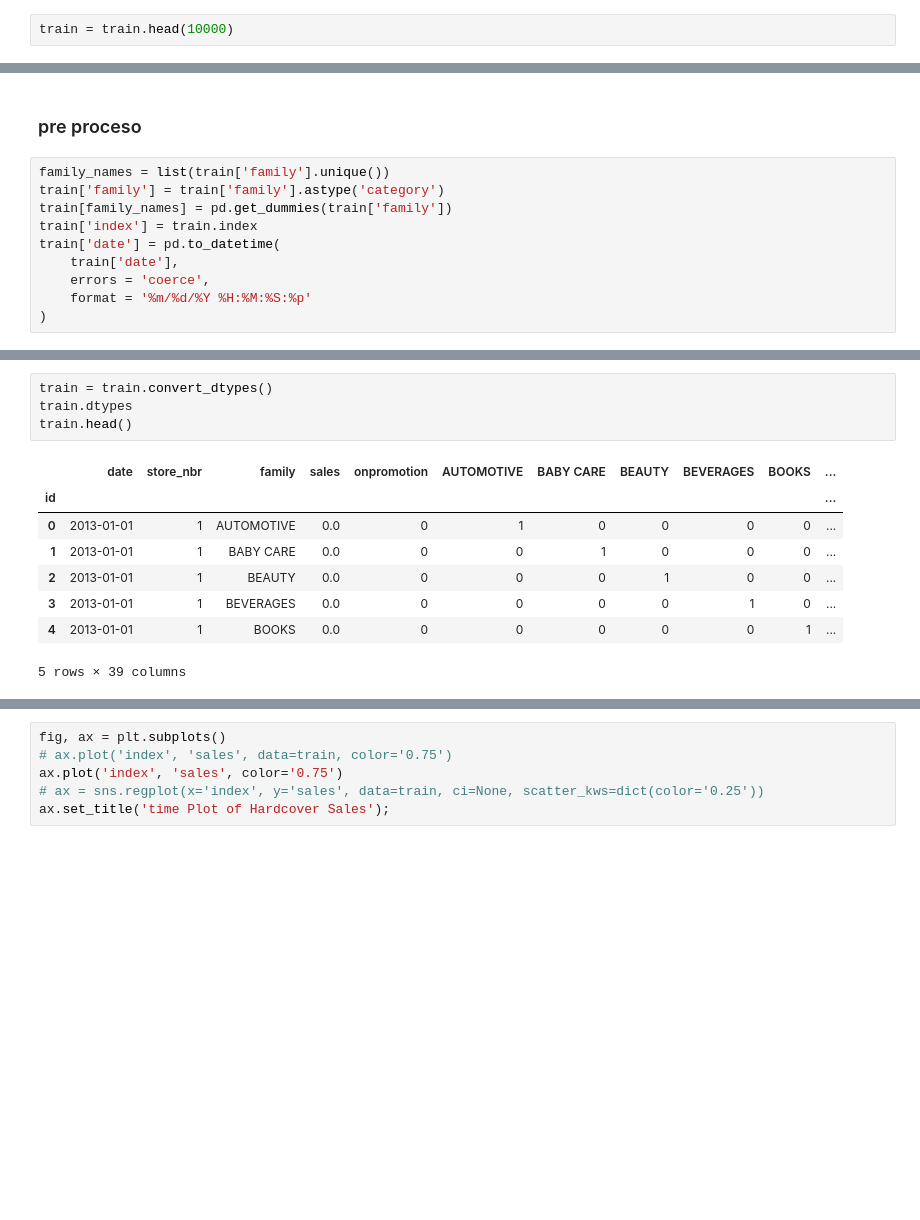
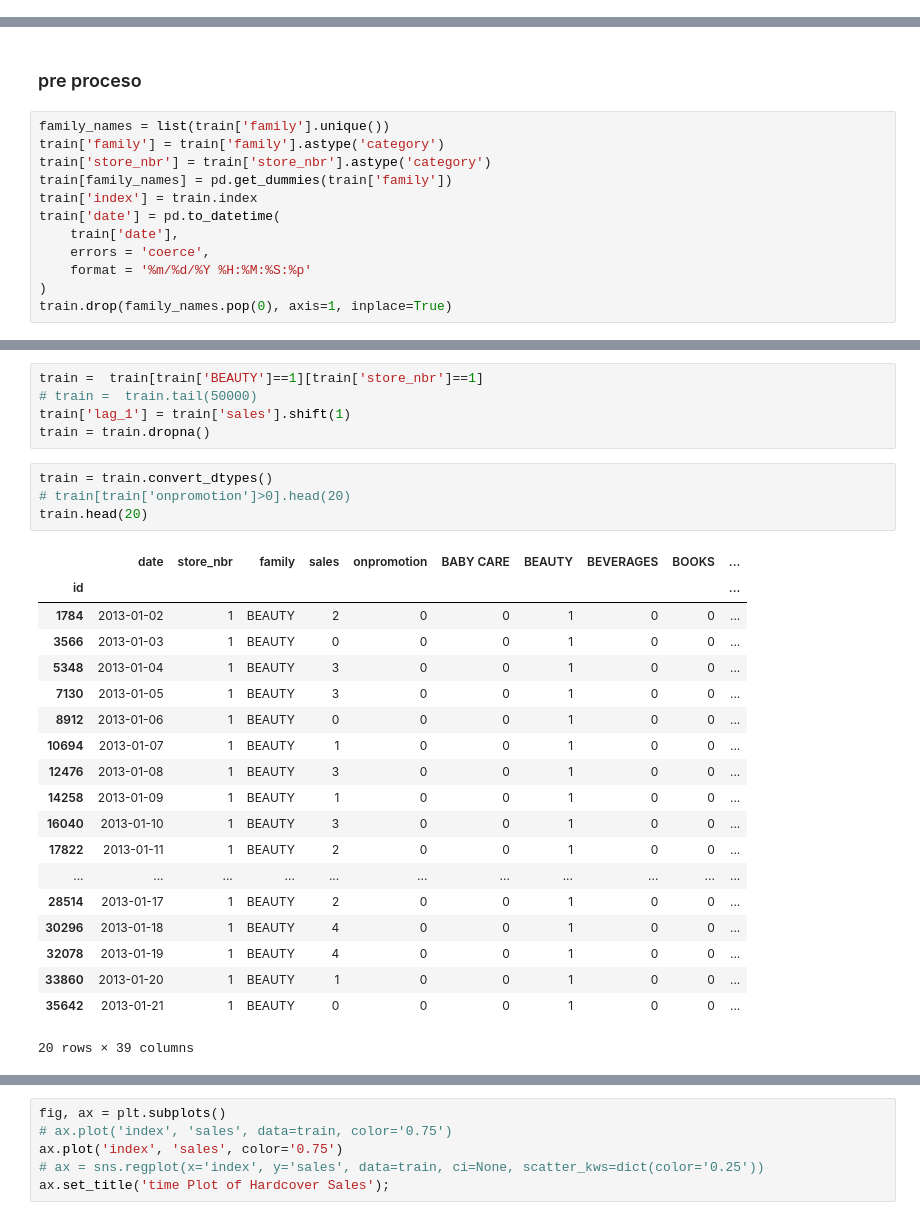
Before and after one commit to RodrigoHernan/intro-ml, a Jupyter notebook: time-series-forecasting/main.ipynb, the cells around one changed output, grey strips where cells are left out. Drawn from its saved outputs; the diff is of its cells as text; blank space fills up the shorter version.

```diff
--- a/time-series-forecasting/main.ipynb
+++ b/time-series-forecasting/main.ipynb
@@ -30,5 +31,3 @@ plot_params = dict(
 train = pd.read_csv('./store-sales-time-series-forecasting/train.csv', index_col=['id'], parse_dates=["date"])
 test = pd.read_csv('./store-sales-time-series-forecasting/test.csv', index_col=['id'])
 stores = pd.read_csv('./store-sales-time-series-forecasting/stores.csv', index_col=['store_nbr'])
-# %%
-train = train.head(10000)
@@ -37,6 +46,7 @@ train = train.head(10000)
 # %%
 family_names = list(train['family'].unique())
 train['family'] = train['family'].astype('category')
+train['store_nbr'] = train['store_nbr'].astype('category')
 train[family_names] = pd.get_dummies(train['family'])
 train['index'] = train.index
 train['date'] = pd.to_datetime(
@@ -44,3 +54,4 @@ train['date'] = pd.to_datetime(
     errors = 'coerce',
     format = '%m/%d/%Y %H:%M:%S:%p'
 )
+train.drop(family_names.pop(0), axis=1, inplace=True)
@@ -47,13 +75,29 @@ train['date'] = pd.to_datetime(
+# %%
+train =  train[train['BEAUTY']==1][train['store_nbr']==1]
+# train =  train.tail(50000)
+train['lag_1'] = train['sales'].shift(1)
+train = train.dropna()
 # %%
 train = train.convert_dtypes()
-train.dtypes
-train.head()
+# train[train['onpromotion']>0].head(20)
+train.head(20)
 # %% [output]
-|  | date | store_nbr | family | sales | onpromotion | AUTOMOTIVE | BABY CARE | BEAUTY | BEVERAGES | BOOKS | ... |
-| id |  |  |  |  |  |  |  |  |  |  | ... |
-| 0 | 2013-01-01 | 1 | AUTOMOTIVE | 0.0 | 0 | 1 | 0 | 0 | 0 | 0 | ... |
-| 1 | 2013-01-01 | 1 | BABY CARE | 0.0 | 0 | 0 | 1 | 0 | 0 | 0 | ... |
-| 2 | 2013-01-01 | 1 | BEAUTY | 0.0 | 0 | 0 | 0 | 1 | 0 | 0 | ... |
-| 3 | 2013-01-01 | 1 | BEVERAGES | 0.0 | 0 | 0 | 0 | 0 | 1 | 0 | ... |
-| 4 | 2013-01-01 | 1 | BOOKS | 0.0 | 0 | 0 | 0 | 0 | 0 | 1 | ... |
+|  | date | store_nbr | family | sales | onpromotion | BABY CARE | BEAUTY | BEVERAGES | BOOKS | ... |
+| id |  |  |  |  |  |  |  |  |  | ... |
+| 1784 | 2013-01-02 | 1 | BEAUTY | 2 | 0 | 0 | 1 | 0 | 0 | ... |
+| 3566 | 2013-01-03 | 1 | BEAUTY | 0 | 0 | 0 | 1 | 0 | 0 | ... |
+| 5348 | 2013-01-04 | 1 | BEAUTY | 3 | 0 | 0 | 1 | 0 | 0 | ... |
+| 7130 | 2013-01-05 | 1 | BEAUTY | 3 | 0 | 0 | 1 | 0 | 0 | ... |
+| 8912 | 2013-01-06 | 1 | BEAUTY | 0 | 0 | 0 | 1 | 0 | 0 | ... |
+| 10694 | 2013-01-07 | 1 | BEAUTY | 1 | 0 | 0 | 1 | 0 | 0 | ... |
+| 12476 | 2013-01-08 | 1 | BEAUTY | 3 | 0 | 0 | 1 | 0 | 0 | ... |
+| 14258 | 2013-01-09 | 1 | BEAUTY | 1 | 0 | 0 | 1 | 0 | 0 | ... |
+| 16040 | 2013-01-10 | 1 | BEAUTY | 3 | 0 | 0 | 1 | 0 | 0 | ... |
+| 17822 | 2013-01-11 | 1 | BEAUTY | 2 | 0 | 0 | 1 | 0 | 0 | ... |
+| ... | ... | ... | ... | ... | ... | ... | ... | ... | ... | ... |
+| 28514 | 2013-01-17 | 1 | BEAUTY | 2 | 0 | 0 | 1 | 0 | 0 | ... |
+| 30296 | 2013-01-18 | 1 | BEAUTY | 4 | 0 | 0 | 1 | 0 | 0 | ... |
+| 32078 | 2013-01-19 | 1 | BEAUTY | 4 | 0 | 0 | 1 | 0 | 0 | ... |
+| 33860 | 2013-01-20 | 1 | BEAUTY | 1 | 0 | 0 | 1 | 0 | 0 | ... |
+| 35642 | 2013-01-21 | 1 | BEAUTY | 0 | 0 | 0 | 1 | 0 | 0 | ... |
-5 rows × 39 columns
+20 rows × 39 columns
```
Also changed, not shown: parts of 23 cells of this notebook, 26 other files.
